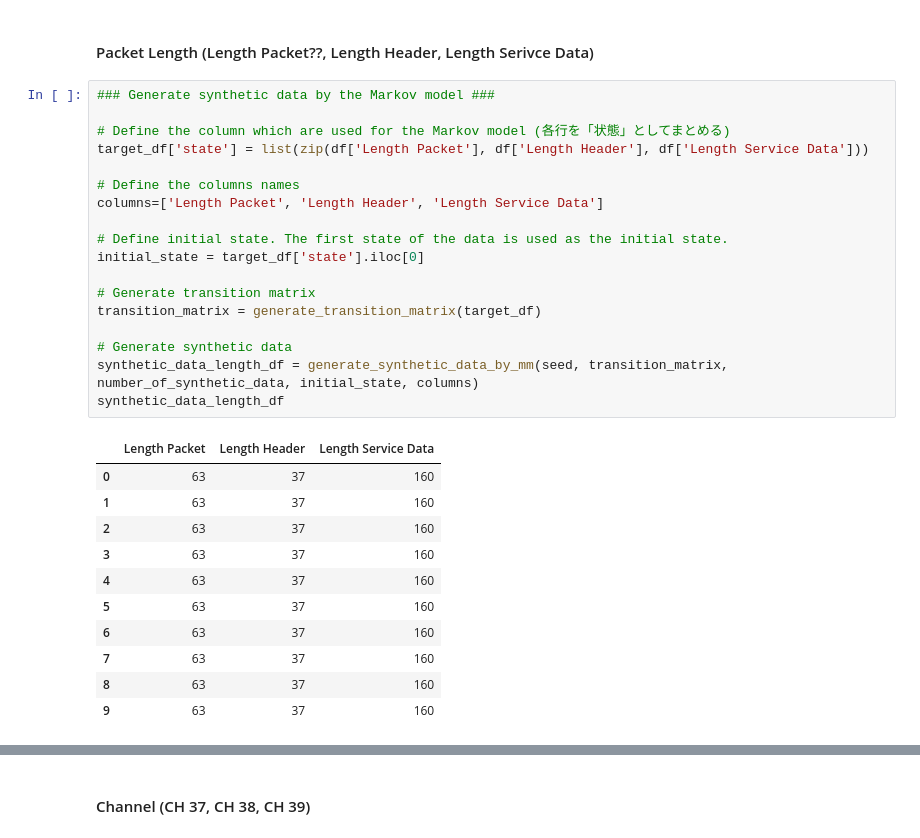
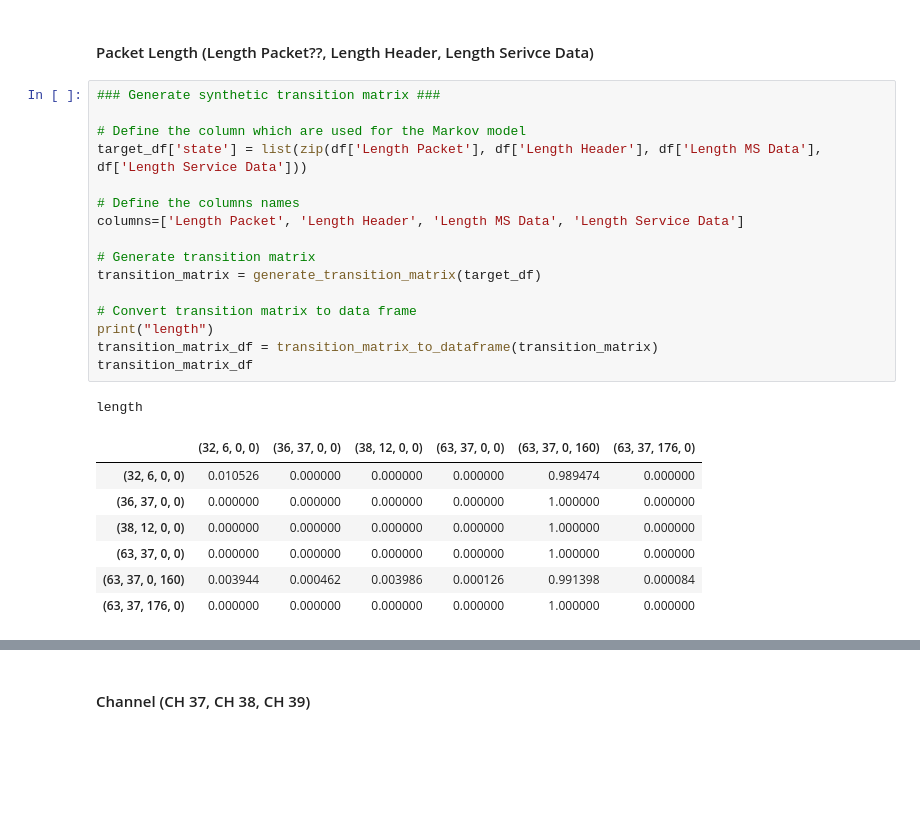
Before and after one commit to keyyke/master_thesis, a Jupyter notebook: markov_model/synhtetic_data_generation_markov.ipynb, the cells around one changed output, grey strips where cells are left out. Cells and saved outputs as stored; diff of their text form; blank space fills up the shorter version.

Commit message:
finalizing markov model

```diff
--- a/markov_model/synhtetic_data_generation_markov.ipynb
+++ b/markov_model/synhtetic_data_generation_markov.ipynb
@@ -400,32 +396,27 @@ def visualise_transition(transition_matrix_np, node_label):
 # %% [markdown]
 #### Packet Length (Length Packet??, Length Header, Length Serivce Data)
 # %%
-### Generate synthetic data by the Markov model ###
+### Generate synthetic transition matrix ###
 
-# Define the column which are used for the Markov model (各行を「状態」としてまとめる)
-target_df['state'] = list(zip(df['Length Packet'], df['Length Header'], df['Length Service Data']))
+# Define the column which are used for the Markov model
+target_df['state'] = list(zip(df['Length Packet'], df['Length Header'], df['Length MS Data'], df['Length Service Data']))
 
 # Define the columns names
-columns=['Length Packet', 'Length Header', 'Length Service Data']
-
-# Define initial state. The first state of the data is used as the initial state.
-initial_state = target_df['state'].iloc[0]
+columns=['Length Packet', 'Length Header', 'Length MS Data', 'Length Service Data']
 
 # Generate transition matrix
 transition_matrix = generate_transition_matrix(target_df)
 
-# Generate synthetic data
-synthetic_data_length_df = generate_synthetic_data_by_mm(seed, transition_matrix, number_of_synthetic_data, initial_state, columns)
-synthetic_data_length_df
+# Convert transition matrix to data frame
+print("length")
+transition_matrix_df = transition_matrix_to_dataframe(transition_matrix)
+transition_matrix_df
 # %% [output]
+length
-|  | Length Packet | Length Header | Length Service Data |
-| 0 | 63 | 37 | 160 |
-| 1 | 63 | 37 | 160 |
-| 2 | 63 | 37 | 160 |
-| 3 | 63 | 37 | 160 |
-| 4 | 63 | 37 | 160 |
-| 5 | 63 | 37 | 160 |
-| 6 | 63 | 37 | 160 |
-| 7 | 63 | 37 | 160 |
-| 8 | 63 | 37 | 160 |
-| 9 | 63 | 37 | 160 |
+|  | (32, 6, 0, 0) | (36, 37, 0, 0) | (38, 12, 0, 0) | (63, 37, 0, 0) | (63, 37, 0, 160) | (63, 37, 176, 0) |
+| (32, 6, 0, 0) | 0.010526 | 0.000000 | 0.000000 | 0.000000 | 0.989474 | 0.000000 |
+| (36, 37, 0, 0) | 0.000000 | 0.000000 | 0.000000 | 0.000000 | 1.000000 | 0.000000 |
+| (38, 12, 0, 0) | 0.000000 | 0.000000 | 0.000000 | 0.000000 | 1.000000 | 0.000000 |
+| (63, 37, 0, 0) | 0.000000 | 0.000000 | 0.000000 | 0.000000 | 1.000000 | 0.000000 |
+| (63, 37, 0, 160) | 0.003944 | 0.000462 | 0.003986 | 0.000126 | 0.991398 | 0.000084 |
+| (63, 37, 176, 0) | 0.000000 | 0.000000 | 0.000000 | 0.000000 | 1.000000 | 0.000000 |
```
Also changed, not shown: parts of 27 cells of this notebook.
